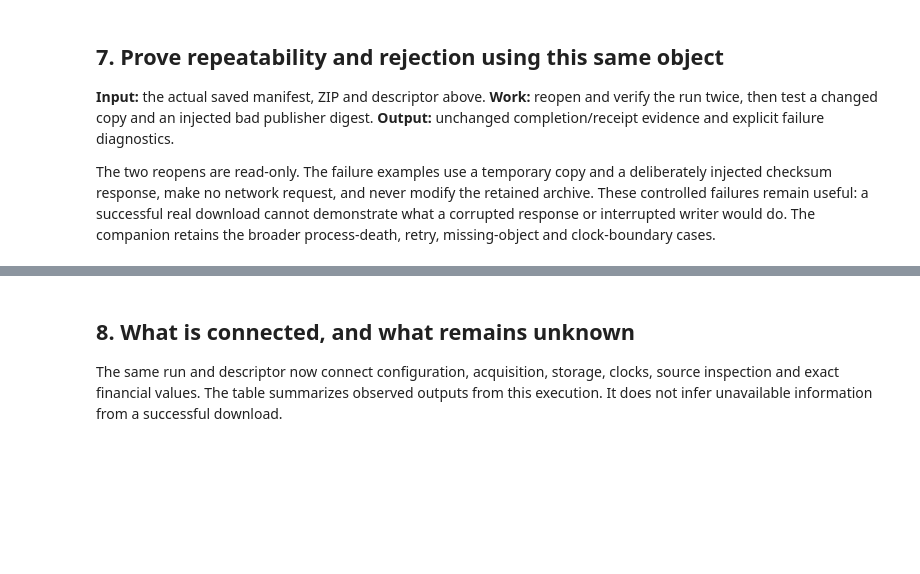
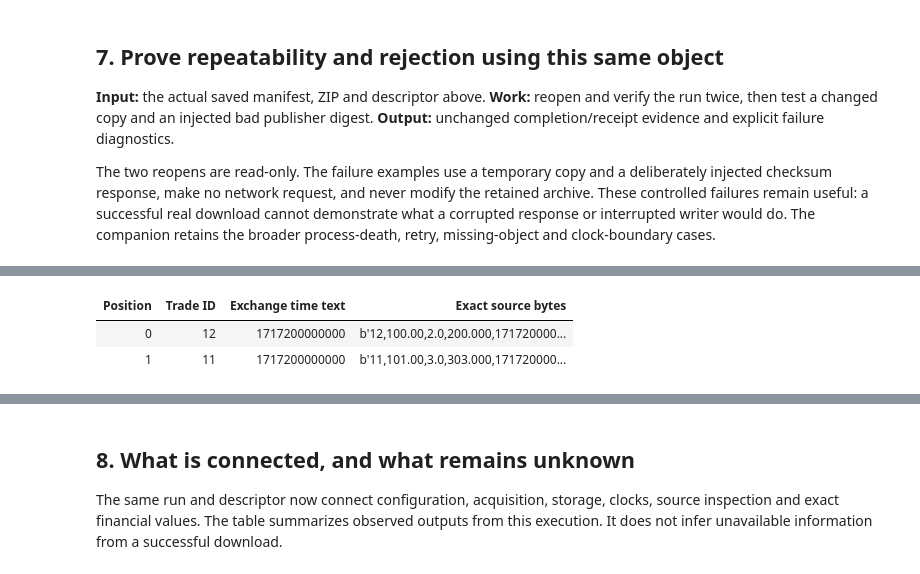
Before and after one commit to lixuanguang/alpha-research-lab-private, a Jupyter notebook: examples/research-foundations.ipynb, the cells around one changed output, grey strips where cells are left out. Saved outputs shown, nothing was run; the diff lists cells and outputs as text; code cells hidden in the pictures; blank space fills up the shorter version.

```diff
--- a/examples/research-foundations.ipynb
+++ b/examples/research-foundations.ipynb
@@ -642,0 +644,98 @@ del verified_zip
+# %%
+# standard library imports
+from io import BytesIO
+from zipfile import ZIP_DEFLATED, ZipFile
+
+# project library imports
+from alpha_research.data.raw_objects import RawObject
+
+
+class _MR08SavedFixture:
+    """Save tiny synthetic source objects through the same installed storage boundary."""
+
+    @staticmethod
+    def save(
+        directory: Path, content: bytes, *, truncated: bool = False
+    ) -> tuple[BinanceArchiveRows, RawStore]:
+        """Bind exact synthetic ZIP bytes to the existing expected day and research bounds."""
+        with BytesIO() as output:
+            with ZipFile(output, "w", compression=ZIP_DEFLATED) as archive:
+                archive.writestr(
+                    f"{real_request.instrument.symbol}-trades-{real_request.start.date()}.csv",
+                    content,
+                )
+            payload = output.getvalue()
+        source = directory / "synthetic.zip"
+        source.write_bytes(payload[:-12] if truncated else payload)
+        origin = RawObject.from_file(
+            source,
+            request=real_request,
+            retrieval_reference="synthetic:nb08",
+            ts_received=datetime(2026, 9, 16, tzinfo=UTC),
+            ts_ingested=datetime(2026, 9, 16, tzinfo=UTC),
+        )
+        store = RawStore(directory)
+        store.publish(source, descriptor=origin, request=real_request)
+        manifest = AcquisitionManifest(run=real_run, completed=(origin,))
+        return BinanceArchiveRows.from_manifest(manifest)[0], store
+
+
+mr08_outcomes = []
+with TemporaryDirectory(prefix="nb08-saved-archives-") as temporary:
+    directory = Path(temporary)
+    equal_time_bytes = (
+        b"12,100.00,2.0,200.000,1717200000000,true,true\r\n"
+        b"11,101.00,3.0,303.000,1717200000000,false,true\n"
+    )
+    reader, store = _MR08SavedFixture.save(directory, equal_time_bytes)
+    equal_time_rows = tuple(reader.read(store, max_bytes=4096))
+    assert [row.position for row in equal_time_rows] == [0, 1]
+    assert [row.columns()[0] for row in equal_time_rows] == ["12", "11"]
+    assert b"".join(row.payload for row in equal_time_rows) == equal_time_bytes
+    NotebookDisplay.show_table(
+        ("Position", "Trade ID", "Exchange time text", "Exact source bytes"),
+        [
+            (row.position, row.columns()[0], row.columns()[4], repr(row.payload))
+            for row in equal_time_rows
+        ],
+    )
+    NotebookDisplay.show_table(
+        ("Raw origin / bounds", "Observed"),
+        [
+            ("ZIP SHA-256", equal_time_rows[0].origin.sha256),
+            ("Request identity", equal_time_rows[0].origin.request_identity),
+            ("Selection start", equal_time_rows[0].selection_start),
+            ("Selection end (exclusive)", equal_time_rows[0].selection_end),
+            ("Recorder coverage", reader.recorder_coverage),
+        ],
+    )
+    empty, store = _MR08SavedFixture.save(directory, b"")
+    assert tuple(empty.read(store, max_bytes=4096)) == ()
+    mr08_outcomes.append(("Empty CSV", "0 rows; no completeness claim", empty.recorder_coverage))
+    for label, content, truncated in (
+        ("Invalid UTF-8", b"\xff,1,2,3,4,true,true\n", False),
+        ("Malformed CSV", b'1,"unclosed,2,3,4,true,true\n', False),
+        ("Truncated ZIP", equal_time_bytes, True),
+    ):
+        invalid, store = _MR08SavedFixture.save(directory, content, truncated=truncated)
+        try:
+            tuple(invalid.read(store, max_bytes=4096))
+        except ValueError as error:
+            mr08_outcomes.append((label, str(error), invalid.recorder_coverage))
+        else:
+            raise AssertionError(f"Accepted {label}")
+    absent = BinanceArchiveRows.from_manifest(AcquisitionManifest(run=real_run))[0]
+    assert empty.descriptor is not None
+    (directory / empty.descriptor.sha256).unlink()
+    for label, missing in (("Absent daily completion", absent), ("Missing stored ZIP", empty)):
+        try:
+            tuple(missing.read(store, max_bytes=4096))
+        except FileNotFoundError:
+            mr08_outcomes.append((label, "FileNotFoundError", missing.recorder_coverage))
+        else:
+            raise AssertionError(f"Accepted {label}")
+NotebookDisplay.show_table(("Case", "Observed outcome", "Recorder coverage"), mr08_outcomes)
+# %% [output]
+| Position | Trade ID | Exchange time text | Exact source bytes |
+| 0 | 12 | 1717200000000 | b'12,100.00,2.0,200.000,171720000... |
+| 1 | 11 | 1717200000000 | b'11,101.00,3.0,303.000,171720000... |
```
Also changed, not shown: parts of 10 cells of this notebook, 7 other files.
